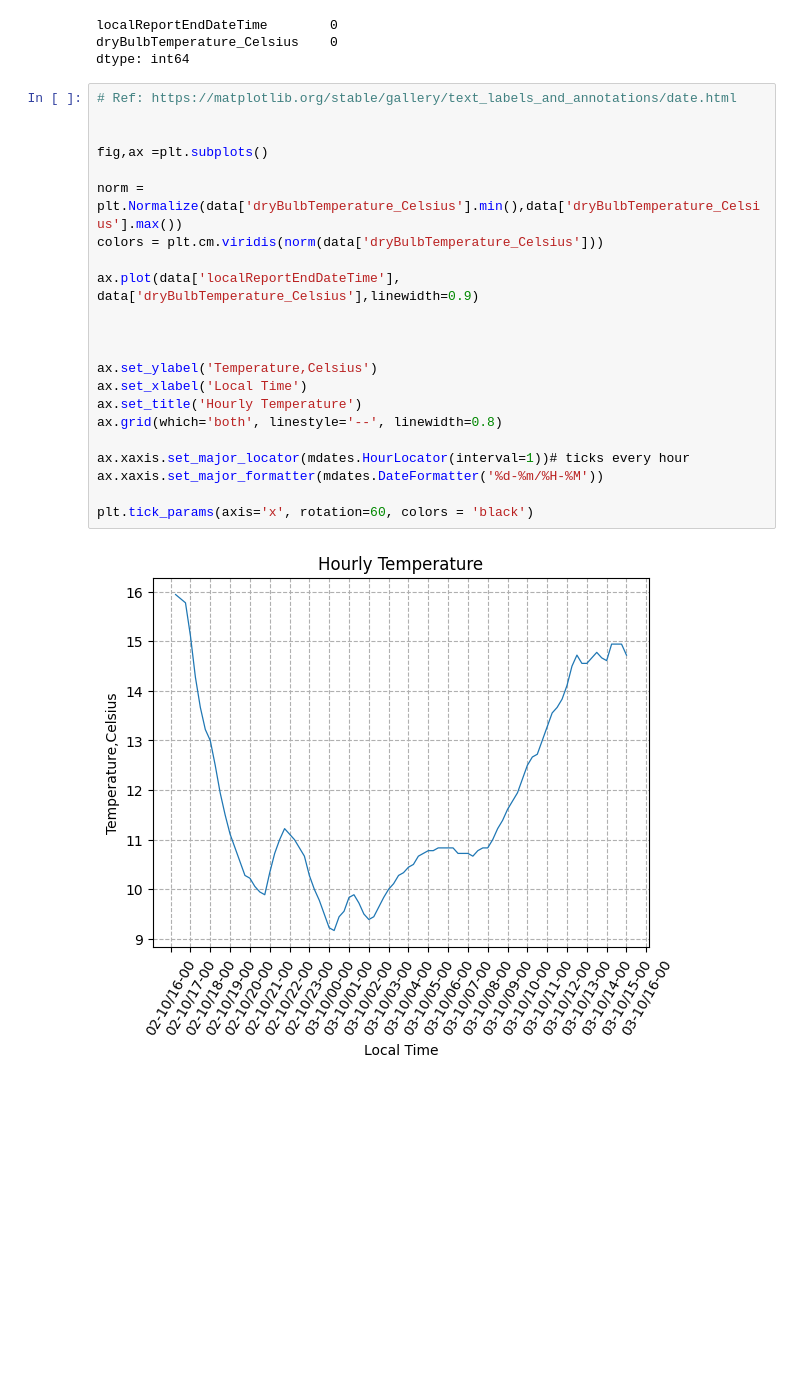
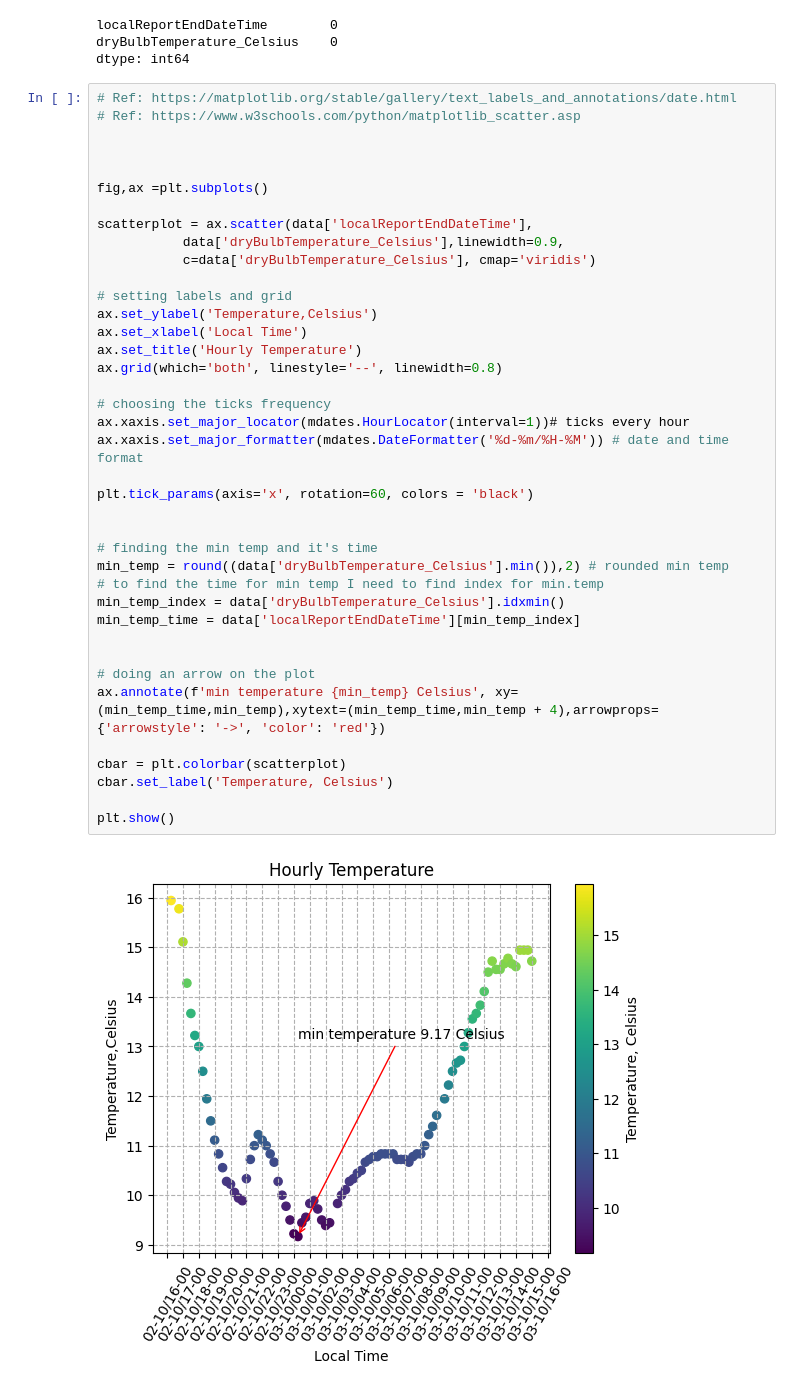
Before and after one commit to Kate-217/pogramming_for_data_analytics, a Jupyter notebook: assignments/assignment2-weather.ipynb, the cells around one changed output. Saved outputs shown, nothing was run; the diff lists cells and outputs as text; blank space fills up the shorter version.

Commit message:
added a colorbar

```diff
--- a/assignments/assignment2-weather.ipynb
+++ b/assignments/assignment2-weather.ipynb
@@ -68,25 +68,42 @@ dryBulbTemperature_Celsius    0
 dtype: int64
 # %%
 # Ref: https://matplotlib.org/stable/gallery/text_labels_and_annotations/date.html
+# Ref: https://www.w3schools.com/python/matplotlib_scatter.asp
+
 
 
 fig,ax =plt.subplots()
 
-norm = plt.Normalize(data['dryBulbTemperature_Celsius'].min(),data['dryBulbTemperature_Celsius'].max())
-colors = plt.cm.viridis(norm(data['dryBulbTemperature_Celsius']))
+scatterplot = ax.scatter(data['localReportEndDateTime'],
+           data['dryBulbTemperature_Celsius'],linewidth=0.9,
+           c=data['dryBulbTemperature_Celsius'], cmap='viridis')
 
-ax.plot(data['localReportEndDateTime'], data['dryBulbTemperature_Celsius'],linewidth=0.9)
-
-
-
+# setting labels and grid
 ax.set_ylabel('Temperature,Celsius')
 ax.set_xlabel('Local Time')
 ax.set_title('Hourly Temperature')
 ax.grid(which='both', linestyle='--', linewidth=0.8)
 
+# choosing the ticks frequency
 ax.xaxis.set_major_locator(mdates.HourLocator(interval=1))# ticks every hour
-ax.xaxis.set_major_formatter(mdates.DateFormatter('%d-%m/%H-%M'))
+ax.xaxis.set_major_formatter(mdates.DateFormatter('%d-%m/%H-%M')) # date and time format
 
 plt.tick_params(axis='x', rotation=60, colors = 'black')
+
+
+# finding the min temp and it's time
+min_temp = round((data['dryBulbTemperature_Celsius'].min()),2) # rounded min temp
+# to find the time for min temp I need to find index for min.temp
+min_temp_index = data['dryBulbTemperature_Celsius'].idxmin()
+min_temp_time = data['localReportEndDateTime'][min_temp_index]
+
+
+# doing an arrow on the plot
+ax.annotate(f'min temperature {min_temp} Celsius', xy=(min_temp_time,min_temp),xytext=(min_temp_time,min_temp + 4),arrowprops={'arrowstyle': '->', 'color': 'red'})
+
+cbar = plt.colorbar(scatterplot)
+cbar.set_label('Temperature, Celsius')
+
+plt.show()
 # %% [output]
-[figure, old version]
+[figure, new version]
```
Also changed, not shown: parts of 2 cells of this notebook, 1 other file.
